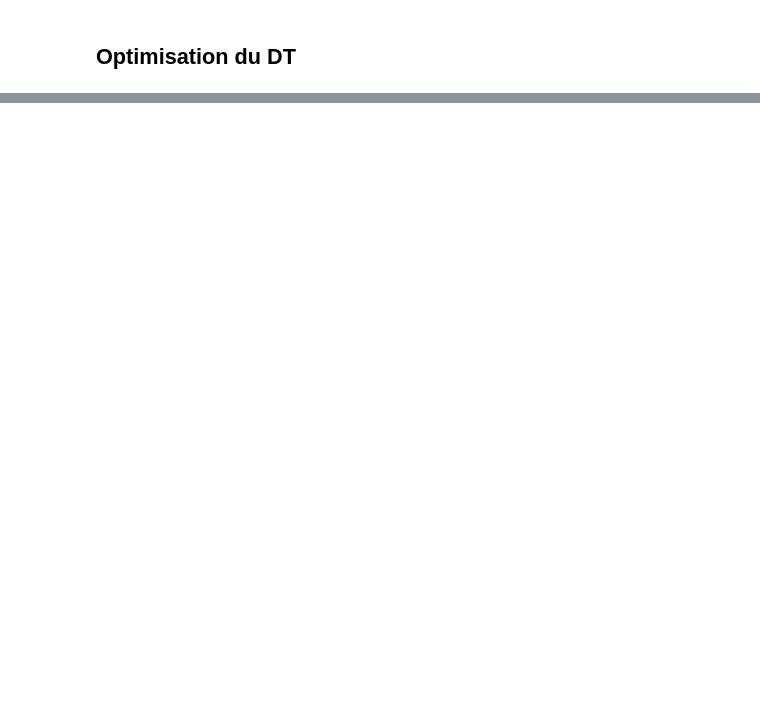
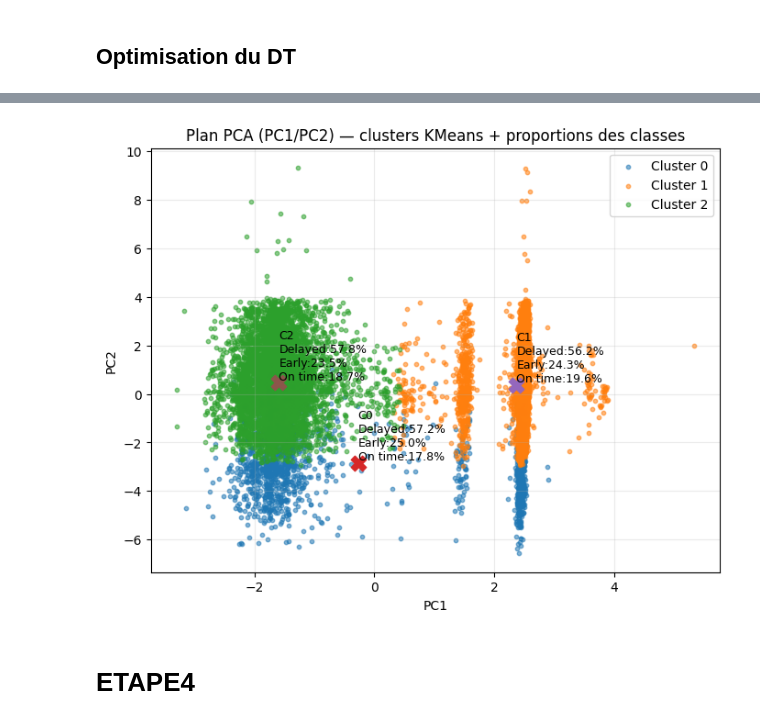
Before and after one commit to moubarik-ashraf/DS_Project, a Jupyter notebook: notebooks/02_modeling.ipynb, the cells around one changed output, grey strips where cells are left out. Saved outputs shown, nothing was run; the diff lists cells and outputs as text; code cells hidden in the pictures; blank space fills up the shorter version.

```diff
--- a/notebooks/02_modeling.ipynb
+++ b/notebooks/02_modeling.ipynb
@@ -804,0 +1151,17 @@ weighted avg       0.69      0.58      0.57      2488
+# %%
+import numpy as np
+import pandas as pd
+
+TARGET = "delivery_outcome"
+
+# X (features) et y (labels pour la couleur/analyses)
+X = df.drop(columns=[TARGET]).copy()
+y = df[TARGET].copy()
+
+# Garder uniquement les colonnes numériques (ton dataset est déjà "processed" donc OK)
+X_num = X.select_dtypes(include=[np.number]).copy()
+
+print("X_num shape:", X_num.shape)
+print("y shape:", y.shape)
+print("\nRépartition y (%):")
+print(y.value_counts(normalize=True).sort_index())
@@ -804,0 +1512,51 @@ weighted avg       0.69      0.58      0.57      2488
+# %%
+# --- VISU UNIQUEMENT : PCA (PC1/PC2) colorée par CLUSTER + annotations classes ---
+# Prérequis : tu as déjà `pca_df` (colonnes: PC1, PC2, delivery_outcome)
+#            et `df_km` (colonne: cluster) avec le même index/ordre que pca_df
+
+import pandas as pd
+import matplotlib.pyplot as plt
+
+# 1) Fusion propre (par index)
+viz = pca_df[["PC1", "PC2", "delivery_outcome"]].join(df_km[["cluster"]], how="inner")
+
+# 2) Proportions des classes par cluster
+props = (viz.groupby("cluster")["delivery_outcome"]
+         .value_counts(normalize=True)
+         .unstack(fill_value=0))
+
+# 3) Centres des clusters dans le plan PCA
+centers = viz.groupby("cluster")[["PC1", "PC2"]].mean()
+
+# 4) Plot
+plt.figure(figsize=(8,6))
+
+for c in sorted(viz["cluster"].unique()):
+    sub = viz[viz["cluster"] == c]
+    plt.scatter(sub["PC1"], sub["PC2"], s=10, alpha=0.55, label=f"Cluster {c}")
+
+# 5) Annotations (Delayed=0, Early=1, On time=2)
+for c in centers.index:
+    cx, cy = centers.loc[c, "PC1"], centers.loc[c, "PC2"]
+    d0 = props.loc[c, 0] if 0 in props.columns else 0.0
+    d1 = props.loc[c, 1] if 1 in props.columns else 0.0
+    d2 = props.loc[c, 2] if 2 in props.columns else 0.0
+
+    label = (f"C{c}\n"
+             f"Delayed:{d0*100:.1f}%\n"
+             f"Early:{d1*100:.1f}%\n"
+             f"On time:{d2*100:.1f}%")
+
+    plt.scatter([cx], [cy], s=140, marker="X")  # centre
+    plt.text(cx, cy, label, fontsize=9, ha="left", va="bottom")
+
+plt.title("Plan PCA (PC1/PC2) — clusters KMeans + proportions des classes")
+plt.xlabel("PC1")
+plt.ylabel("PC2")
+plt.grid(True, alpha=0.25)
+plt.legend()
+plt.show()
+# %% [output]
+[figure, added]
+# %% [markdown]
+# ETAPE4
```
Also changed, not shown: parts of 48 cells of this notebook.
